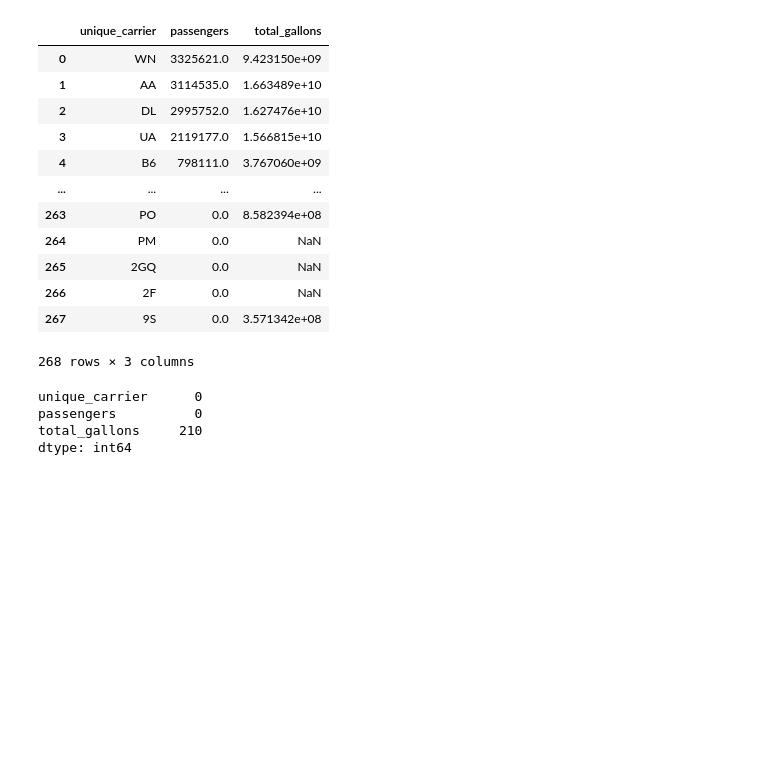
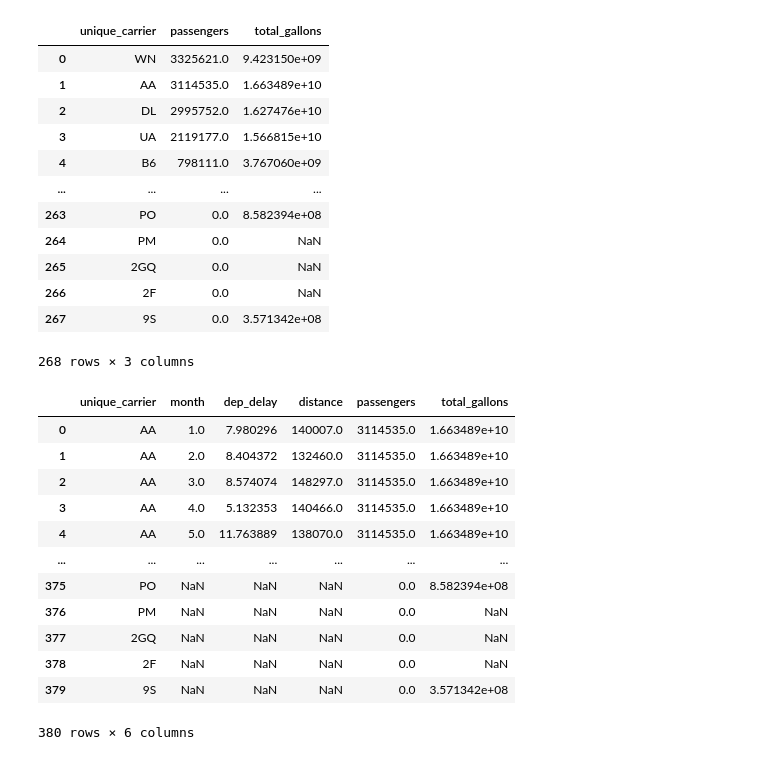
Before and after one commit to kevinhe107/lighthouse_midterm_flights, a Jupyter notebook: zabi/exploratory_analysis_zabih_incomplete.ipynb, the cells around one changed output. Drawn from its saved outputs; the diff is of its cells as text; code cells hidden in the pictures; blank space fills up the shorter version.

```diff
--- a/zabi/exploratory_analysis_zabih_incomplete.ipynb
+++ b/zabi/exploratory_analysis_zabih_incomplete.ipynb
@@ -248,3 +248,5 @@ Use the API to pull the weather information for flights. There is no need to get
 - rainy
 - snow.
 Test the hypothesis that these 4 delays are from the same distribution. If they are not, which ones are significantly different?
+# %%
+df_task2=df_flight.copy(deep=True)
@@ -870,10 +916,20 @@ pas_fuel_merged
 | 266 | 2F | 0.0 | NaN |
 | 267 | 9S | 0.0 | 3.571342e+08 |
 268 rows × 3 columns
-# %%
-pas_fuel_merged.isnull().sum()
-# %% [output]
-unique_carrier      0
-passengers          0
-total_gallons     210
-dtype: int64
+# %%
+fuel_pass = pd.merge(delay_dest_merged, pas_fuel_merged, how = 'right', on = 'unique_carrier')
+fuel_pass
+# %% [output]
+|  | unique_carrier | month | dep_delay | distance | passengers | total_gallons |
+| 0 | AA | 1.0 | 7.980296 | 140007.0 | 3114535.0 | 1.663489e+10 |
+| 1 | AA | 2.0 | 8.404372 | 132460.0 | 3114535.0 | 1.663489e+10 |
+| 2 | AA | 3.0 | 8.574074 | 148297.0 | 3114535.0 | 1.663489e+10 |
+| 3 | AA | 4.0 | 5.132353 | 140466.0 | 3114535.0 | 1.663489e+10 |
+| 4 | AA | 5.0 | 11.763889 | 138070.0 | 3114535.0 | 1.663489e+10 |
+| ... | ... | ... | ... | ... | ... | ... |
+| 375 | PO | NaN | NaN | NaN | 0.0 | 8.582394e+08 |
+| 376 | PM | NaN | NaN | NaN | 0.0 | NaN |
+| 377 | 2GQ | NaN | NaN | NaN | 0.0 | NaN |
+| 378 | 2F | NaN | NaN | NaN | 0.0 | NaN |
+| 379 | 9S | NaN | NaN | NaN | 0.0 | 3.571342e+08 |
+380 rows × 6 columns
```
Also changed, not shown: parts of 9 cells of this notebook.
